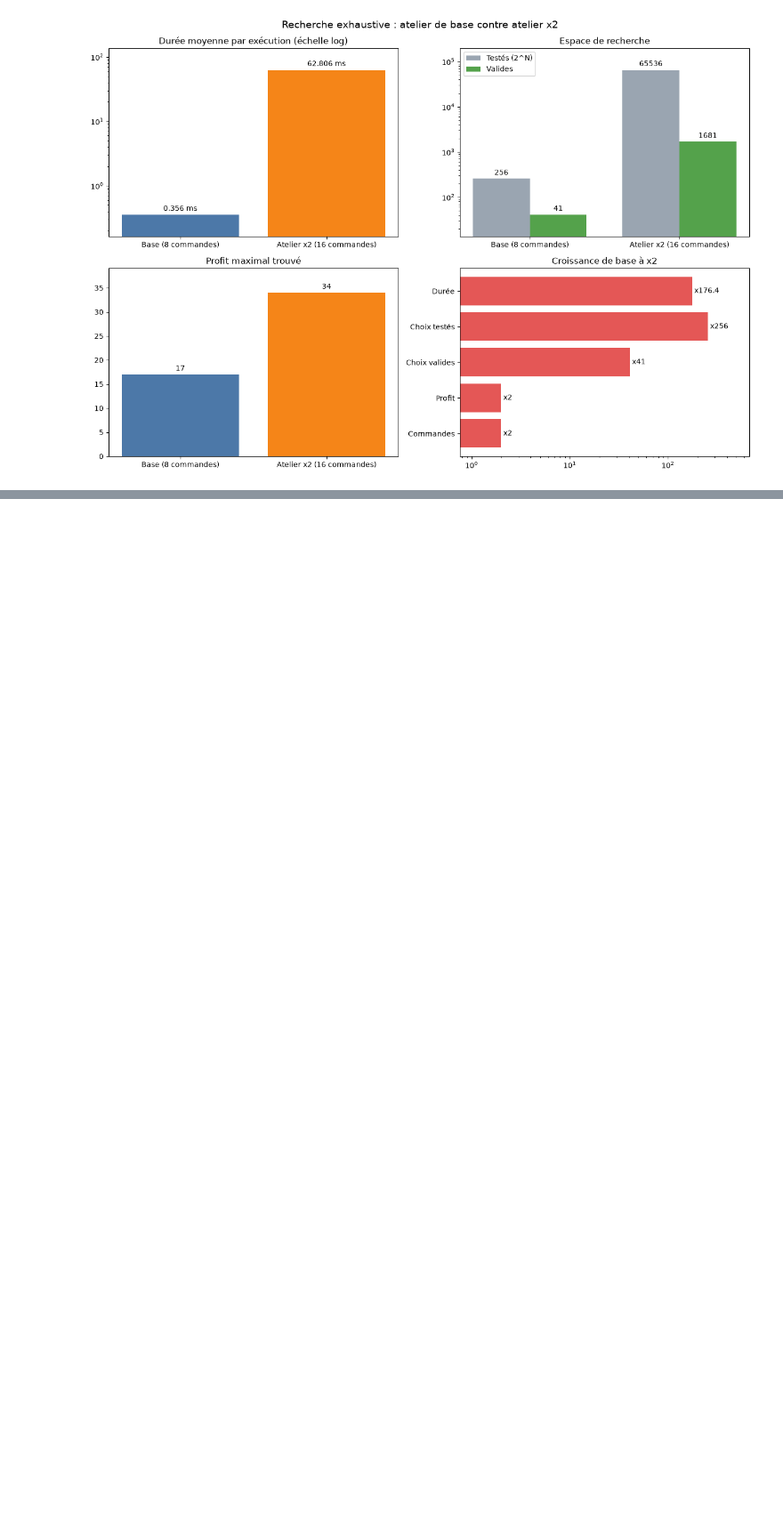
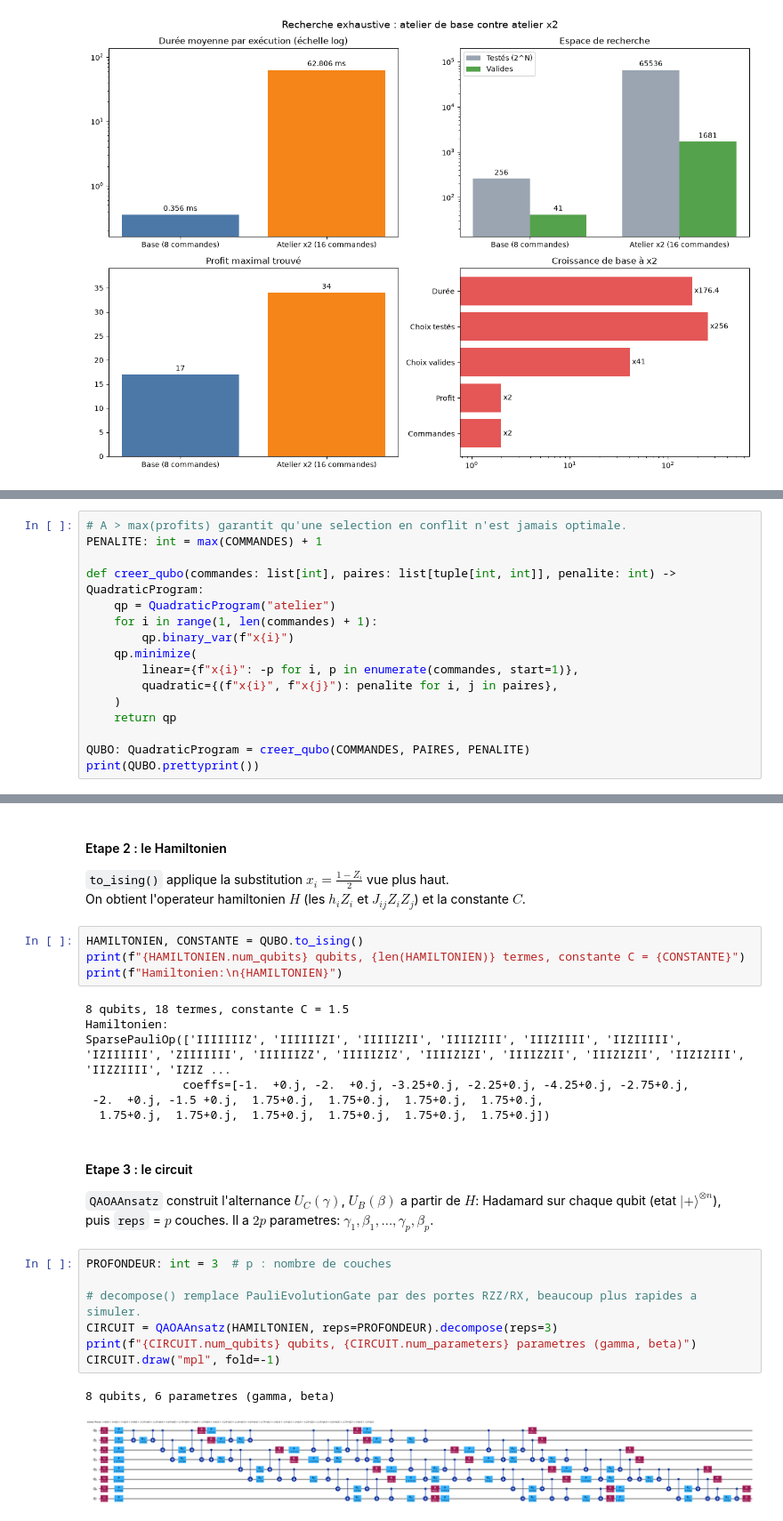
Before and after one commit to Julian52575/Quantum-Computing, a Jupyter notebook: WorkshopOrders.ipynb, the cells around one changed output, grey strips where cells are left out. Shown at 89% size. Drawn from its saved outputs; the diff is of its cells as text; blank space fills up the shorter version.

Commit message:
feat: QAOA circuit

```diff
--- a/WorkshopOrders.ipynb
+++ b/WorkshopOrders.ipynb
@@ -526,0 +678,16 @@ QAOA est un Algorithme hybride quantique-classique.
+# %%
+# A > max(profits) garantit qu'une selection en conflit n'est jamais optimale.
+PENALITE: int = max(COMMANDES) + 1
+
+def creer_qubo(commandes: list[int], paires: list[tuple[int, int]], penalite: int) -> QuadraticProgram:
+    qp = QuadraticProgram("atelier")
+    for i in range(1, len(commandes) + 1):
+        qp.binary_var(f"x{i}")
+    qp.minimize(
+        linear={f"x{i}": -p for i, p in enumerate(commandes, start=1)},
+        quadratic={(f"x{i}", f"x{j}"): penalite for i, j in paires},
+    )
+    return qp
+
+QUBO: QuadraticProgram = creer_qubo(COMMANDES, PAIRES, PENALITE)
+print(QUBO.prettyprint())
@@ -526,0 +706,31 @@ QAOA est un Algorithme hybride quantique-classique.
+# %% [markdown]
+#### Etape 2 : le Hamiltonien
+
+`to_ising()` applique la substitution $x_i = \frac{1 - Z_i}{2}$ vue plus haut.
+On obtient l'operateur hamiltonien $H$ (les $h_i Z_i$ et $J_{ij} Z_i Z_j$) et la constante $C$.
+# %%
+HAMILTONIEN, CONSTANTE = QUBO.to_ising()
+print(f"{HAMILTONIEN.num_qubits} qubits, {len(HAMILTONIEN)} termes, constante C = {CONSTANTE}")
+print(f"Hamiltonien:\n{HAMILTONIEN}")
+# %% [output]
+8 qubits, 18 termes, constante C = 1.5
+Hamiltonien:
+SparsePauliOp(['IIIIIIIZ', 'IIIIIIZI', 'IIIIIZII', 'IIIIZIII', 'IIIZIIII', 'IIZIIIII', 'IZIIIIII', 'ZIIIIIII', 'IIIIIIZZ', 'IIIIIZIZ', 'IIIIZIZI', 'IIIIZZII', 'IIIZIZII', 'IIZIZIII', 'IIZZIIII', 'IZIZ ...
+              coeffs=[-1.  +0.j, -2.  +0.j, -3.25+0.j, -2.25+0.j, -4.25+0.j, -2.75+0.j,
+ -2.  +0.j, -1.5 +0.j,  1.75+0.j,  1.75+0.j,  1.75+0.j,  1.75+0.j,
+  1.75+0.j,  1.75+0.j,  1.75+0.j,  1.75+0.j,  1.75+0.j,  1.75+0.j])
+# %% [markdown]
+#### Etape 3 : le circuit
+
+`QAOAAnsatz` construit l'alternance $U_C(\gamma)$, $U_B(\beta)$ a partir de $H$: Hadamard sur chaque qubit (etat $|+\rangle^{\otimes n}$),
+ puis `reps` = $p$ couches. Il a $2p$ parametres: $\gamma_1, \beta_1, \dots, \gamma_p, \beta_p$.
+# %%
+PROFONDEUR: int = 3  # p : nombre de couches
+
+# decompose() remplace PauliEvolutionGate par des portes RZZ/RX, beaucoup plus rapides a simuler.
+CIRCUIT = QAOAAnsatz(HAMILTONIEN, reps=PROFONDEUR).decompose(reps=3)
+print(f"{CIRCUIT.num_qubits} qubits, {CIRCUIT.num_parameters} parametres (gamma, beta)")
+CIRCUIT.draw("mpl", fold=-1)
+# %% [output]
+8 qubits, 6 parametres (gamma, beta)
+[figure, added]
```
Also changed, not shown: parts of 9 cells of this notebook.
